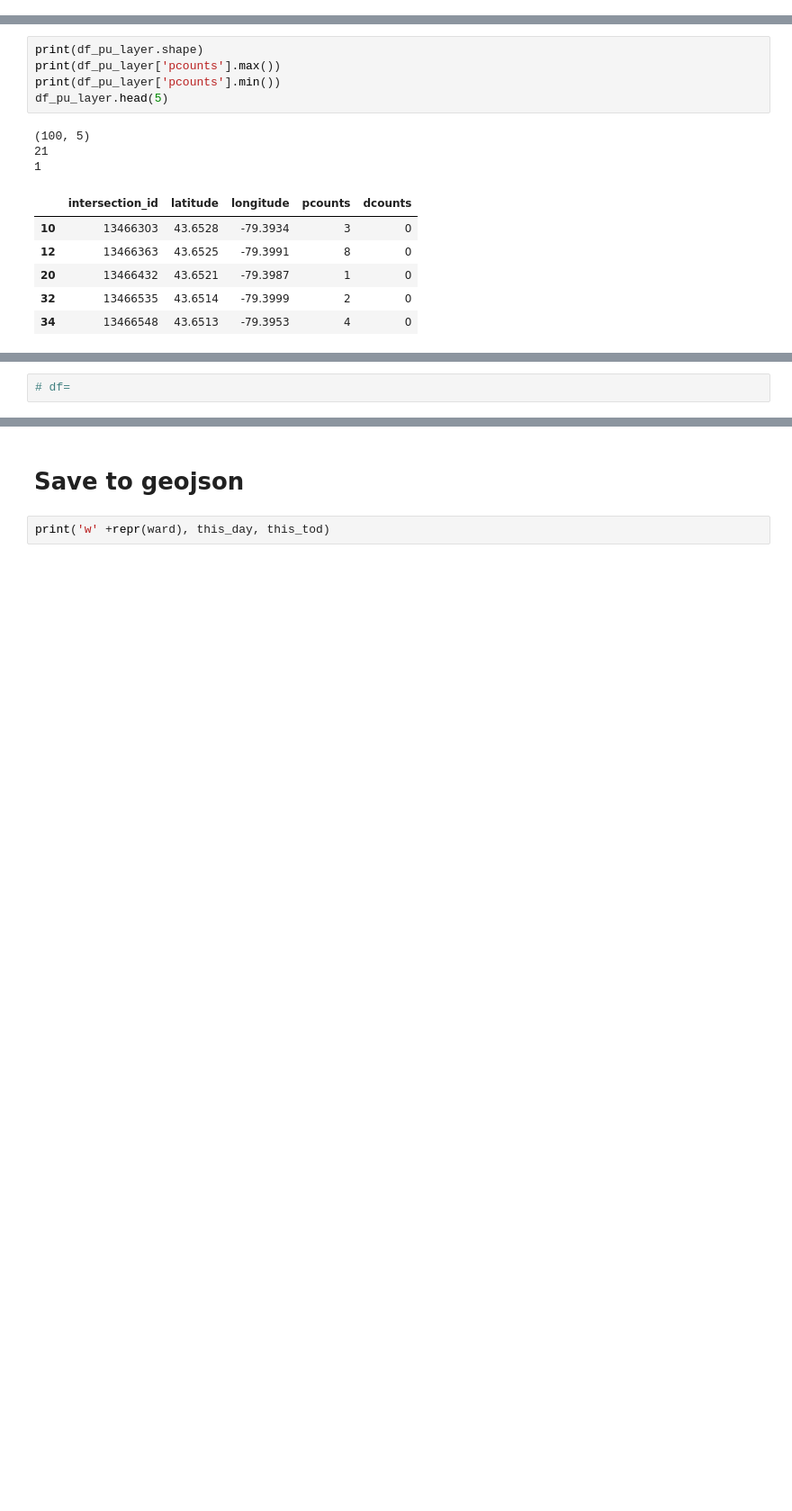
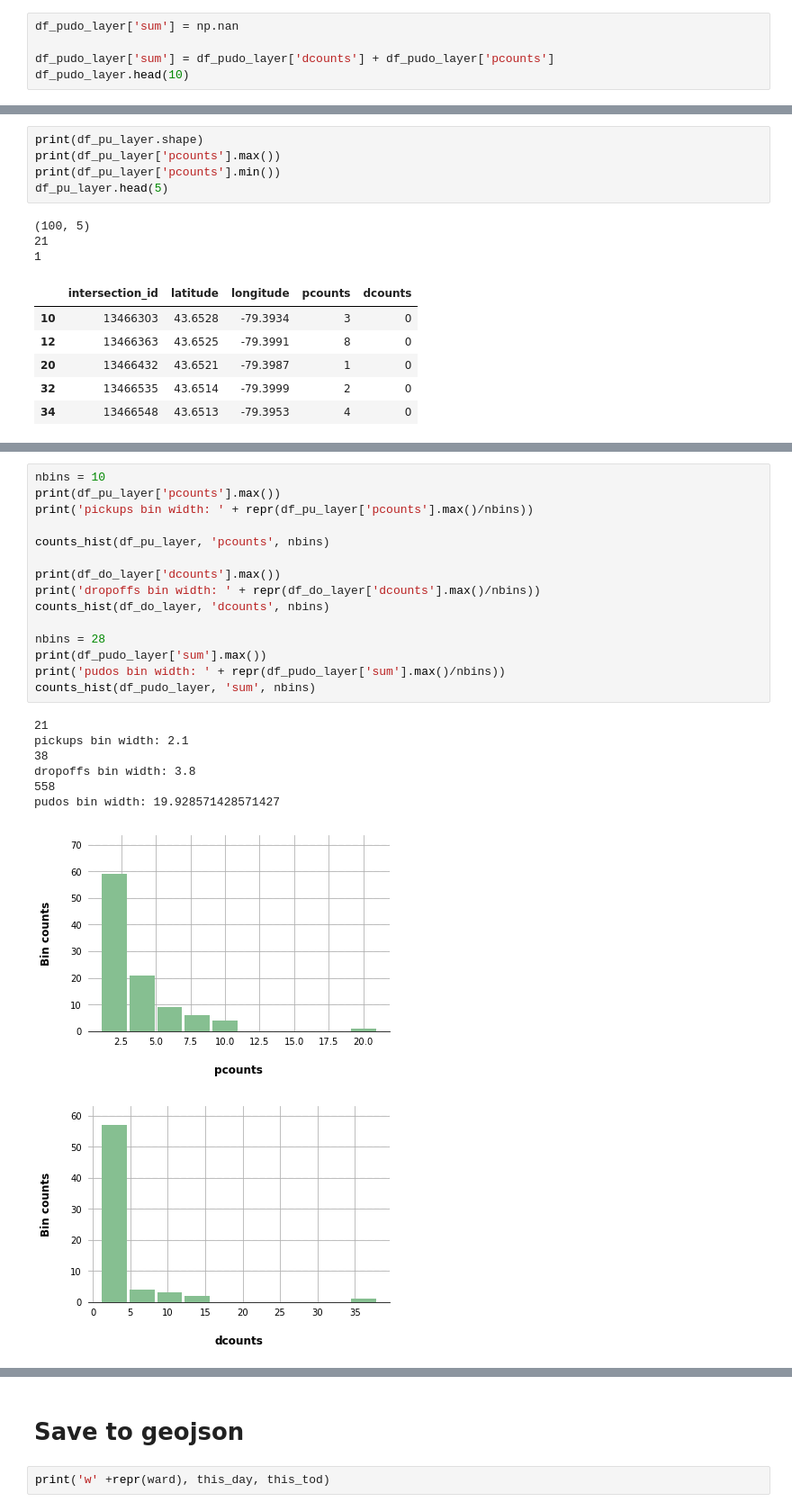
Before and after one commit to CityofToronto/bdit_cot-vfh, a Jupyter notebook: notebooks/create_pudo-geojson-mark-overlap_v2.ipynb, the cells around one changed output, grey strips where cells are left out. Shown at 90% size. Cells and saved outputs as stored; diff of their text form; blank space fills up the shorter version.

```diff
--- a/notebooks/create_pudo-geojson-mark-overlap_v1.ipynb
+++ b/notebooks/create_pudo-geojson-mark-overlap_v2.ipynb
@@ -594,0 +630,5 @@ https://mode.com/example-gallery/python_histogram/
+# %%
+df_pudo_layer['sum'] = np.nan
+
+df_pudo_layer['sum'] = df_pudo_layer['dcounts'] + df_pudo_layer['pcounts']
+df_pudo_layer.head(10)
@@ -709,2 +681,24 @@ bin width: 1.0857142857142856
-# %%
-# df=
+# %%
+nbins = 10
+print(df_pu_layer['pcounts'].max())
+print('pickups bin width: ' + repr(df_pu_layer['pcounts'].max()/nbins))
+
+counts_hist(df_pu_layer, 'pcounts', nbins)
+
+print(df_do_layer['dcounts'].max())
+print('dropoffs bin width: ' + repr(df_do_layer['dcounts'].max()/nbins))
+counts_hist(df_do_layer, 'dcounts', nbins)
+
+nbins = 28
+print(df_pudo_layer['sum'].max())
+print('pudos bin width: ' + repr(df_pudo_layer['sum'].max()/nbins))
+counts_hist(df_pudo_layer, 'sum', nbins)
+# %% [output]
+21
+pickups bin width: 2.1
+38
+dropoffs bin width: 3.8
+558
+pudos bin width: 19.928571428571427
+[figure, added]
+[figure, added]
```
Also changed, not shown: parts of 24 cells of this notebook, 6 other files.
